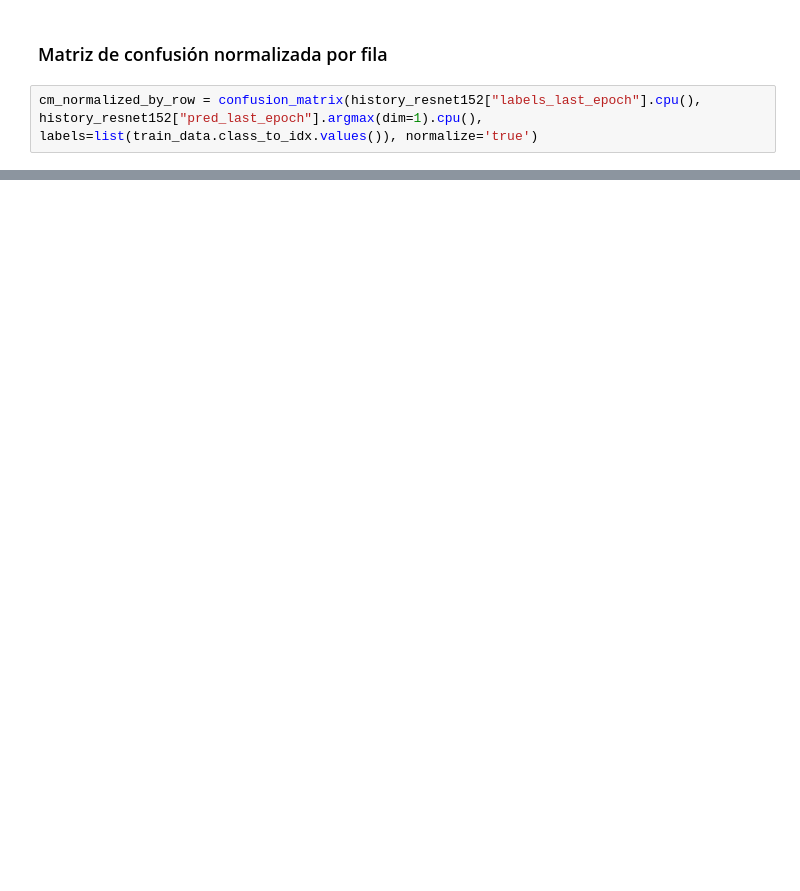
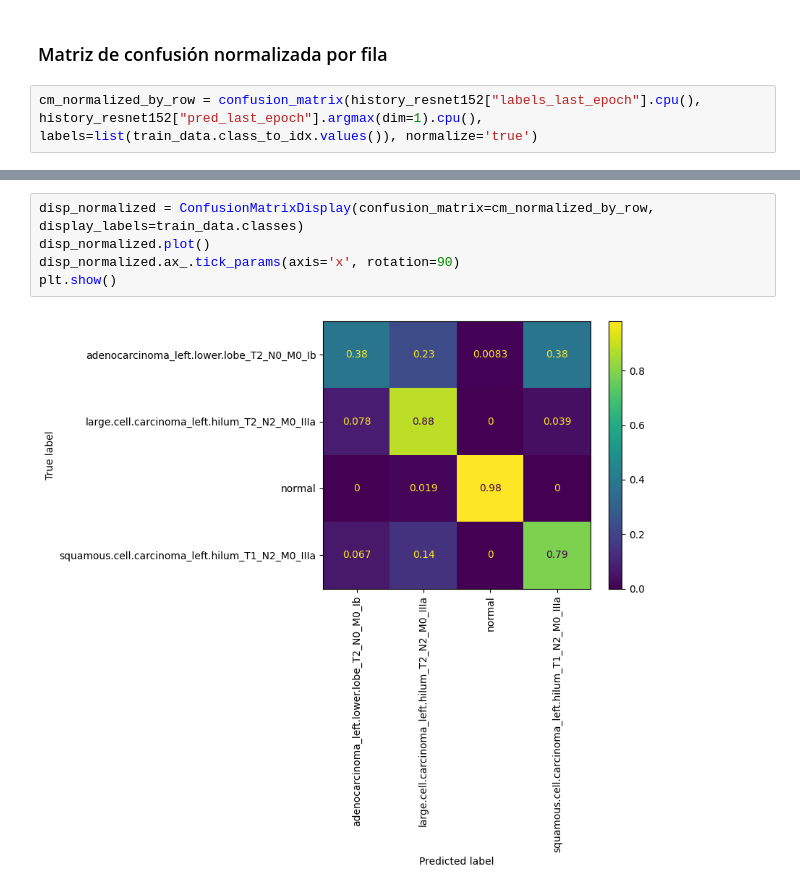
Before and after one commit to gasper-az/vision-computadora-II-trabajo-final, a Jupyter notebook: ResNet.ipynb, the cells around one changed output, grey strips where cells are left out. Saved outputs shown, nothing was run; the diff lists cells and outputs as text; blank space fills up the shorter version.

```diff
--- a/ResNet.ipynb
+++ b/ResNet.ipynb
@@ -495,0 +641,7 @@ plt.show()
+# %%
+disp_normalized = ConfusionMatrixDisplay(confusion_matrix=cm_normalized_by_row, display_labels=train_data.classes)
+disp_normalized.plot()
+disp_normalized.ax_.tick_params(axis='x', rotation=90)
+plt.show()
+# %% [output]
+[figure, added]
```
Also changed, not shown: parts of 43 cells of this notebook.
